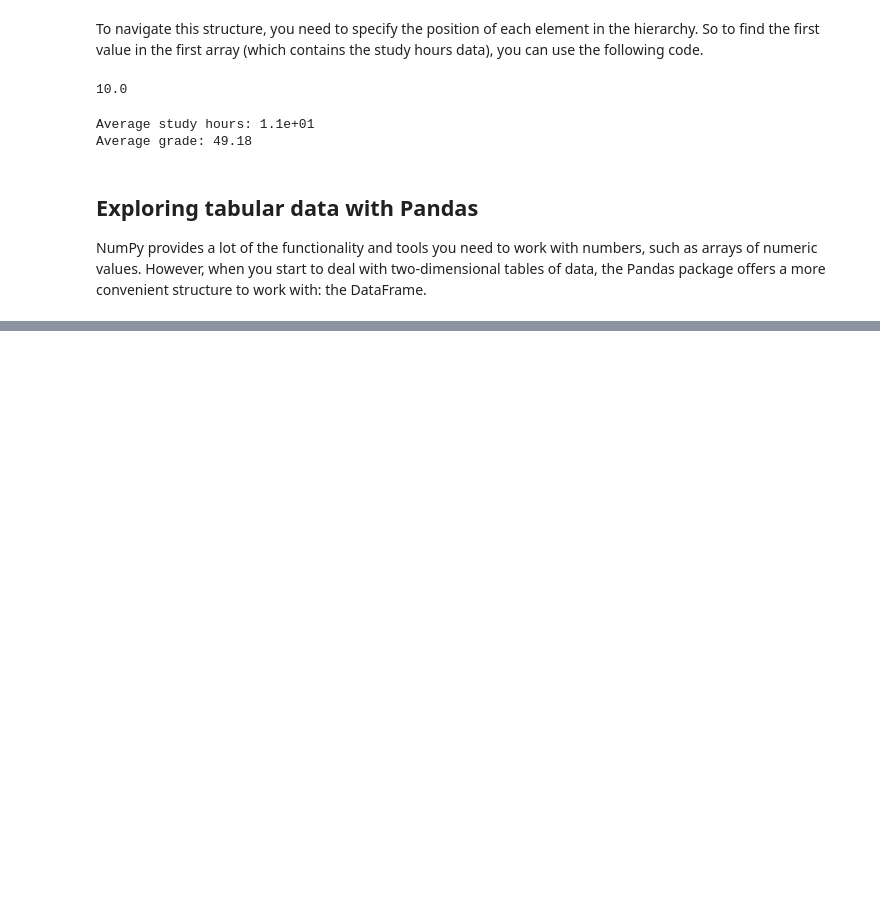
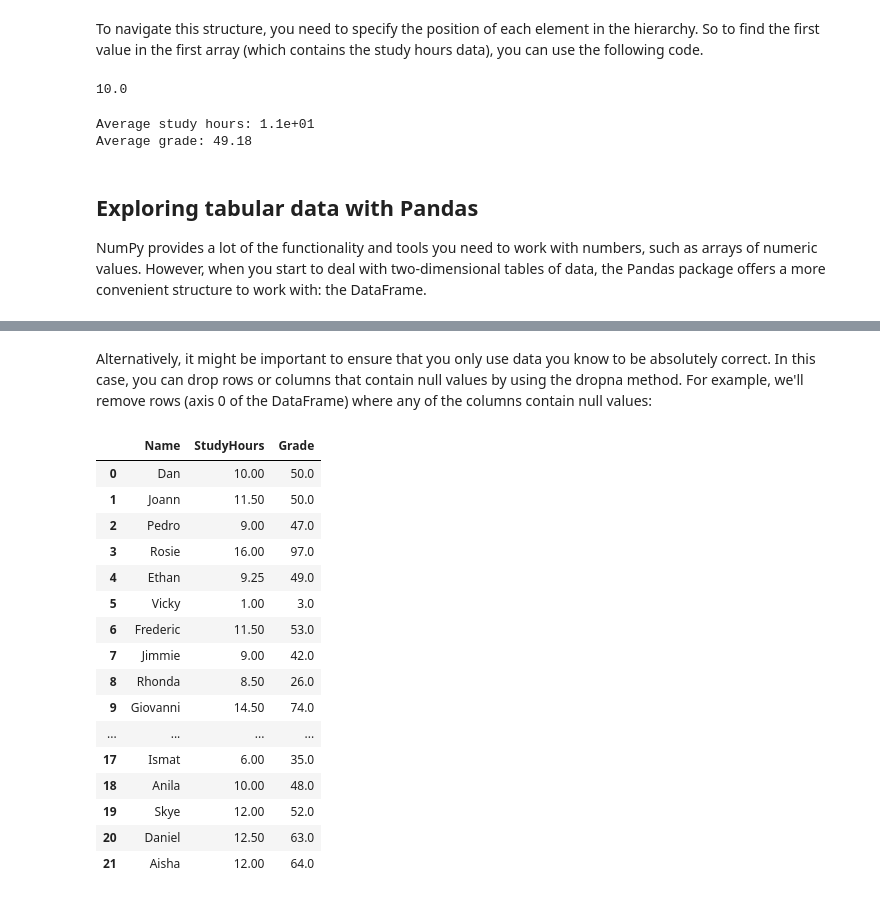
Before and after one commit to migueltrujillo07/MyDataRoad, a Jupyter notebook: exploreData.ipynb, the cells around one changed output, grey strips where cells are left out. Cells and saved outputs as stored; diff of their text form; code cells hidden in the pictures; blank space fills up the shorter version.

```diff
--- a/exploreData.ipynb
+++ b/exploreData.ipynb
@@ -100,0 +288,23 @@ impor
+# %% [markdown]
+Alternatively, it might be important to ensure that you only use data you know to be absolutely correct. In this case, you can drop rows or columns that contain null values by using the dropna method. For example, we'll remove rows (axis 0 of the DataFrame) where any of the columns contain null values:
+# %%
+df_students = df_students.dropna(axis = 0, how = 'any')
+df_students
+# %% [output]
+|  | Name | StudyHours | Grade |
+| 0 | Dan | 10.00 | 50.0 |
+| 1 | Joann | 11.50 | 50.0 |
+| 2 | Pedro | 9.00 | 47.0 |
+| 3 | Rosie | 16.00 | 97.0 |
+| 4 | Ethan | 9.25 | 49.0 |
+| 5 | Vicky | 1.00 | 3.0 |
+| 6 | Frederic | 11.50 | 53.0 |
+| 7 | Jimmie | 9.00 | 42.0 |
+| 8 | Rhonda | 8.50 | 26.0 |
+| 9 | Giovanni | 14.50 | 74.0 |
+| ... | ... | ... | ... |
+| 17 | Ismat | 6.00 | 35.0 |
+| 18 | Anila | 10.00 | 48.0 |
+| 19 | Skye | 12.00 | 52.0 |
+| 20 | Daniel | 12.50 | 63.0 |
+| 21 | Aisha | 12.00 | 64.0 |
```
Also changed, not shown: parts of 24 cells of this notebook.
